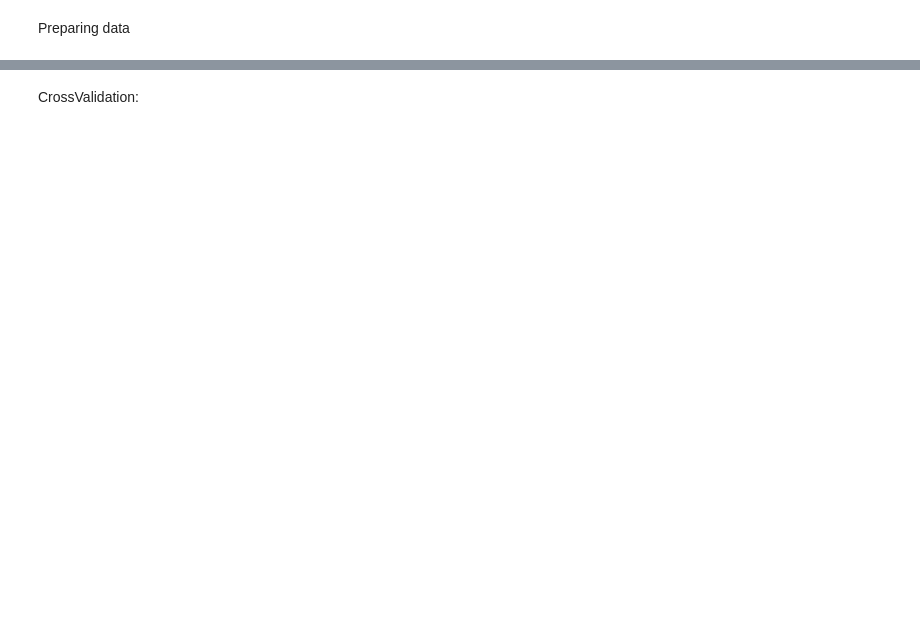
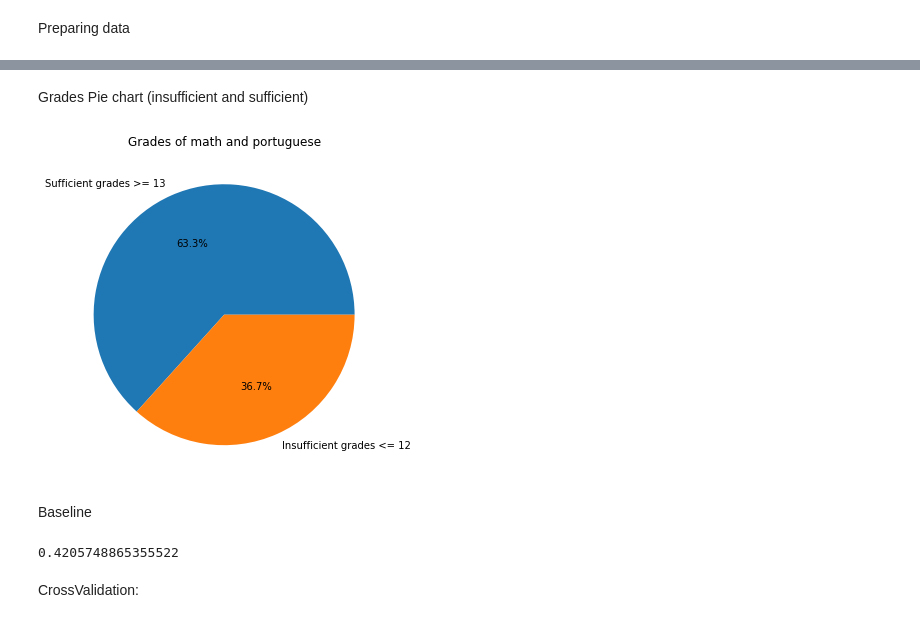
Before and after one commit to Maikel-J/Data-mining-project, a Jupyter notebook: Project.ipynb, the cells around one changed output, grey strips where cells are left out. Cells and saved outputs as stored; diff of their text form; code cells hidden in the pictures; blank space fills up the shorter version.

```diff
--- a/Project.ipynb
+++ b/Project.ipynb
@@ -117,3 +84,32 @@ print(1-sufficient/insufficient)
+# %% [markdown]
+Grades Pie chart (insufficient and sufficient)
+# %%
+insufficient = X.loc[X['final'] <= 10].count()[0]
+sufficient = X.loc[(X['final'] >= 11)].count()[0]
+
+# pieplot
+plt.figure(figsize=(10, 6), facecolor='white')
+labels = ['Sufficient grades >= 13', 'Insufficient grades <= 12']
+plt.pie([sufficient, insufficient], labels=labels, autopct='%1.1f%%', shadow=False)
+plt.title('Grades of math and portuguese')
+plt.show()
+plt.close()
+# %% [output]
+[figure, added]
+# %% [markdown]
+Baseline
+# %%
+sufficient = 0
+insufficient = 0
+for i in y:
+    if i == 1:
+        sufficient += 1
+    else:
+         insufficient += 1
+
+print(1-insufficient/sufficient)
+# %% [output]
+0.4205748865355522
 # %% [markdown]
 CrossValidation:
 # %%
```
Also changed, not shown: parts of 20 cells of this notebook, 1 other file.
